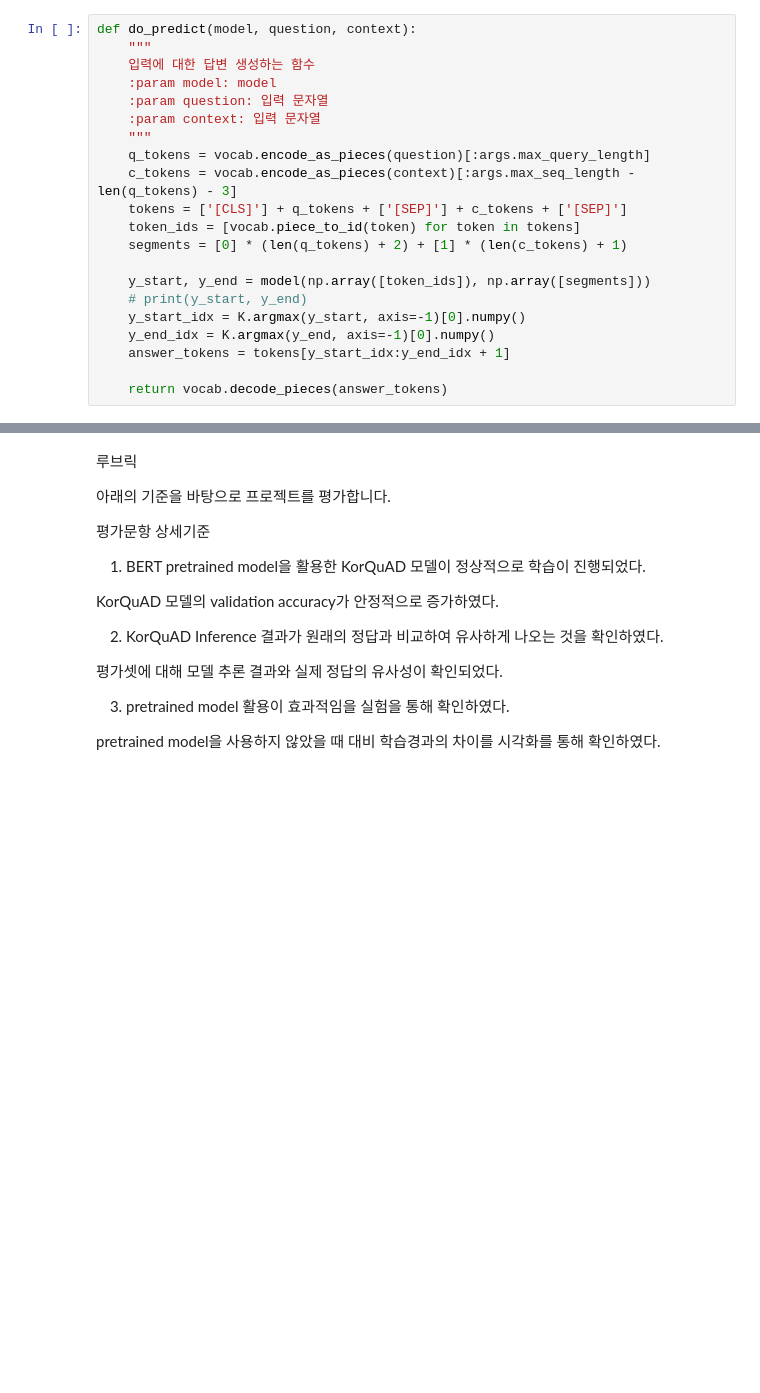
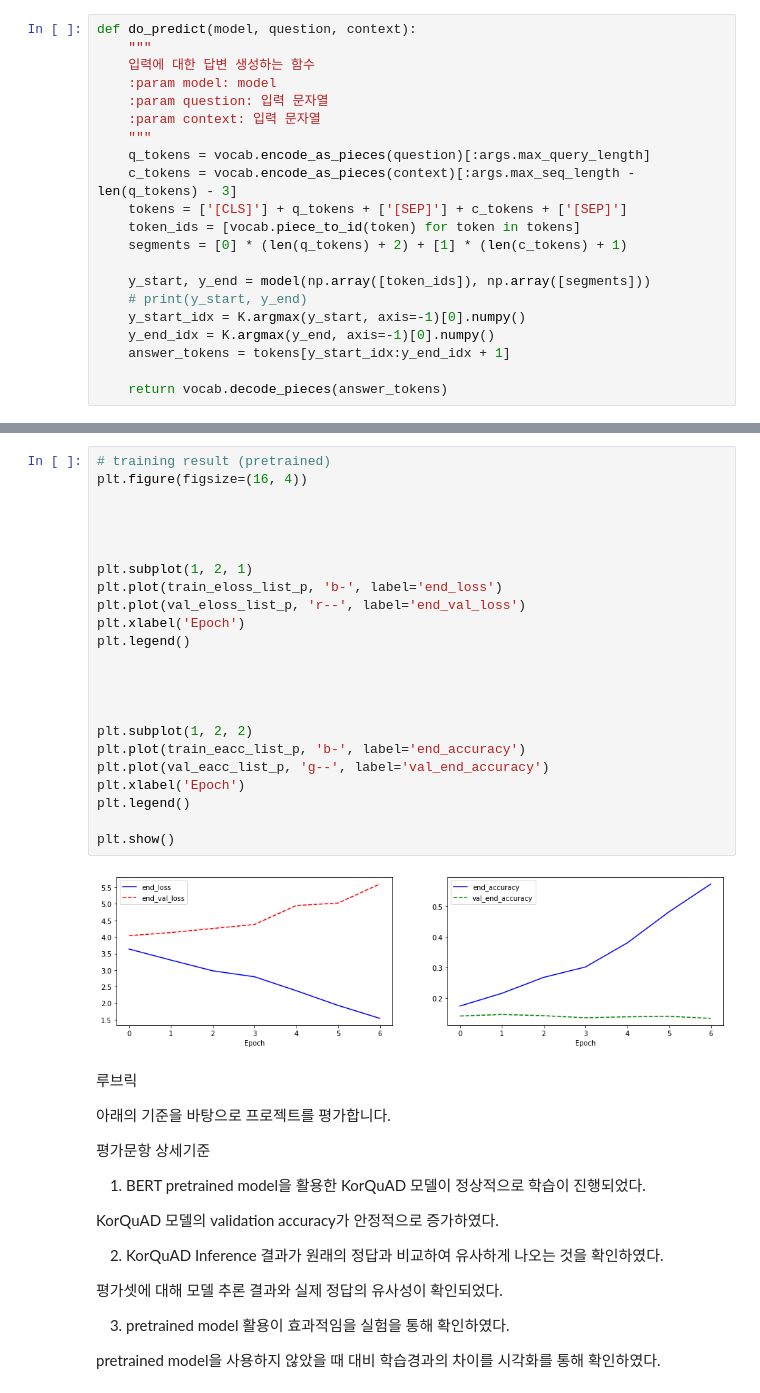
Before and after one commit to Woonn/Exploration, a Jupyter notebook: [E19]BERT.ipynb, the cells around one changed output, grey strips where cells are left out. Drawn from its saved outputs; the diff is of its cells as text; blank space fills up the shorter version.

```diff
--- a/[E19]BERT.ipynb
+++ b/[E19]BERT.ipynb
@@ -1579,3 +1778,28 @@ pretrained model 사용 여부에 따라 학습 수행 경과가 어떻게 달
+# %%
+# training result (pretrained)
+plt.figure(figsize=(16, 4))
+
+
+
+
+plt.subplot(1, 2, 1)
+plt.plot(train_eloss_list_p, 'b-', label='end_loss')
+plt.plot(val_eloss_list_p, 'r--', label='end_val_loss')
+plt.xlabel('Epoch')
+plt.legend()
+
+
+
+
+plt.subplot(1, 2, 2)
+plt.plot(train_eacc_list_p, 'b-', label='end_accuracy')
+plt.plot(val_eacc_list_p, 'g--', label='val_end_accuracy')
+plt.xlabel('Epoch')
+plt.legend()
+
+plt.show()
+# %% [output]
+[figure, added]
 # %% [markdown]
 루브릭
 
```
Also changed, not shown: parts of 26 cells of this notebook.
